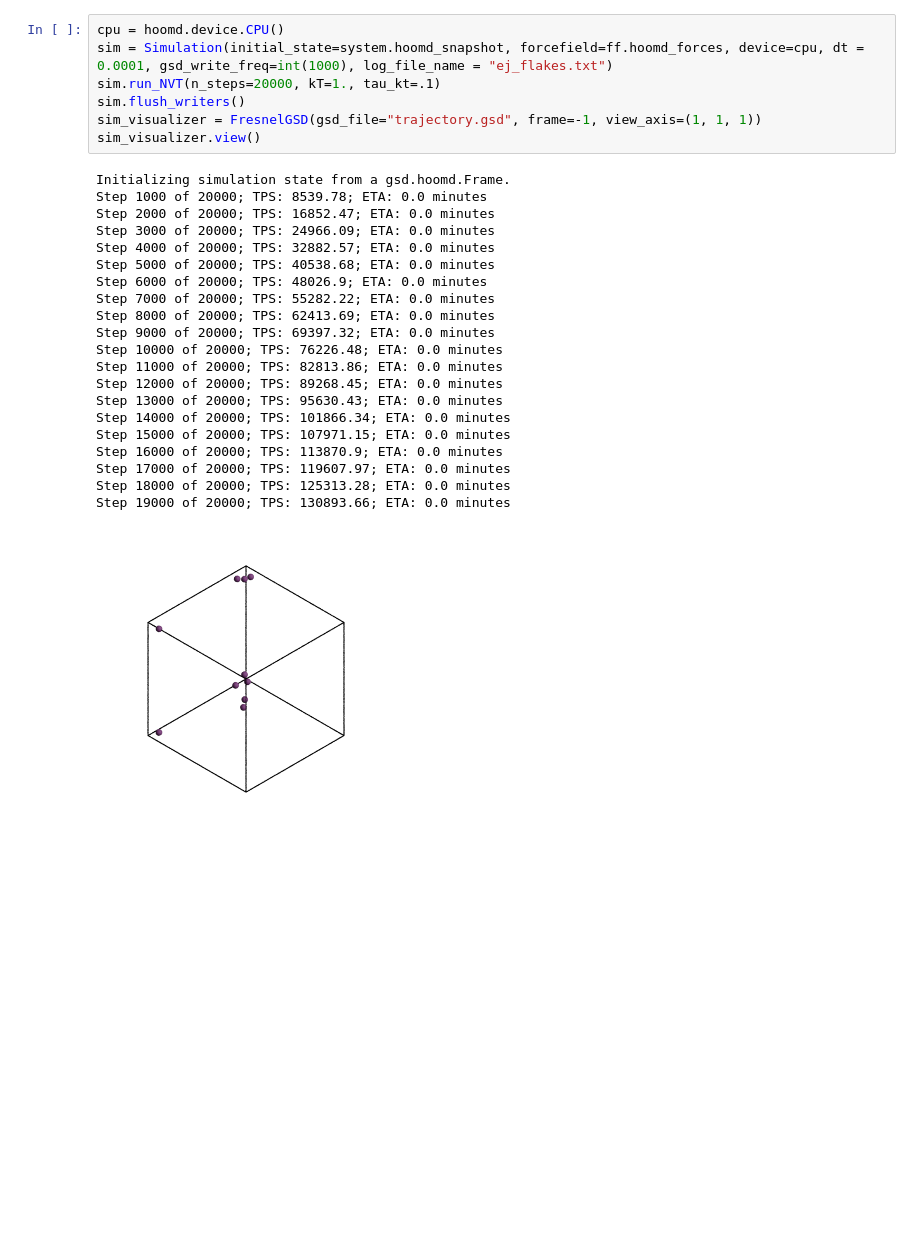
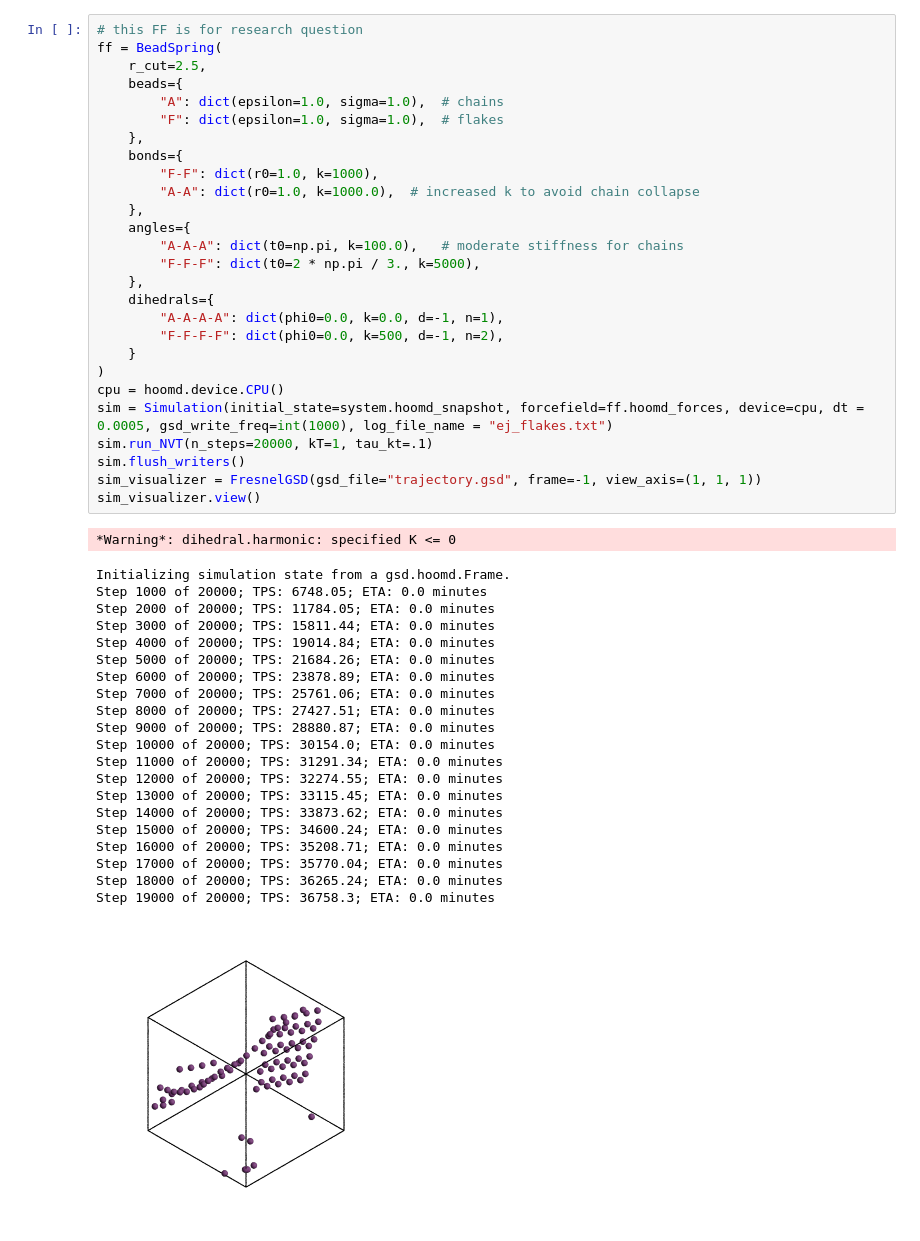
Before and after one commit to eridanirojas/mxene, a Jupyter notebook: example/ej_flakes.ipynb, the cells around one changed output. Saved outputs shown, nothing was run; the diff lists cells and outputs as text; blank space fills up the shorter version.

Commit message:
Flat flakes and straight chains

```diff
--- a/example/ej_flakes.ipynb
+++ b/example/ej_flakes.ipynb
@@ -83,29 +59,50 @@ ff = BeadSpring(
 # %%
+# this FF is for research question
+ff = BeadSpring(
+    r_cut=2.5,
+    beads={
+        "A": dict(epsilon=1.0, sigma=1.0),  # chains
+        "F": dict(epsilon=1.0, sigma=1.0),  # flakes
+    },
+    bonds={
+        "F-F": dict(r0=1.0, k=1000),
+        "A-A": dict(r0=1.0, k=1000.0),  # increased k to avoid chain collapse
+    },
+    angles={
+        "A-A-A": dict(t0=np.pi, k=100.0),   # moderate stiffness for chains
+        "F-F-F": dict(t0=2 * np.pi / 3., k=5000),
+    },
+    dihedrals={
+        "A-A-A-A": dict(phi0=0.0, k=0.0, d=-1, n=1),
+        "F-F-F-F": dict(phi0=0.0, k=500, d=-1, n=2),
+    }
+)
 cpu = hoomd.device.CPU()
-sim = Simulation(initial_state=system.hoomd_snapshot, forcefield=ff.hoomd_forces, device=cpu, dt = 0.0001, gsd_write_freq=int(1000), log_file_name = "ej_flakes.txt")
-sim.run_NVT(n_steps=20000, kT=1., tau_kt=.1)
+sim = Simulation(initial_state=system.hoomd_snapshot, forcefield=ff.hoomd_forces, device=cpu, dt = 0.0005, gsd_write_freq=int(1000), log_file_name = "ej_flakes.txt")
+sim.run_NVT(n_steps=20000, kT=1, tau_kt=.1)
 sim.flush_writers()
 sim_visualizer = FresnelGSD(gsd_file="trajectory.gsd", frame=-1, view_axis=(1, 1, 1))
 sim_visualizer.view()
 # %% [output]
-Initializing simulation state from a gsd.hoomd.Frame.
-Step 1000 of 20000; TPS: 8539.78; ETA: 0.0 minutes
-Step 2000 of 20000; TPS: 16852.47; ETA: 0.0 minutes
-Step 3000 of 20000; TPS: 24966.09; ETA: 0.0 minutes
-Step 4000 of 20000; TPS: 32882.57; ETA: 0.0 minutes
-Step 5000 of 20000; TPS: 40538.68; ETA: 0.0 minutes
-Step 6000 of 20000; TPS: 48026.9; ETA: 0.0 minutes
-Step 7000 of 20000; TPS: 55282.22; ETA: 0.0 minutes
-Step 8000 of 20000; TPS: 62413.69; ETA: 0.0 minutes
-Step 9000 of 20000; TPS: 69397.32; ETA: 0.0 minutes
-Step 10000 of 20000; TPS: 76226.48; ETA: 0.0 minutes
-Step 11000 of 20000; TPS: 82813.86; ETA: 0.0 minutes
-Step 12000 of 20000; TPS: 89268.45; ETA: 0.0 minutes
-Step 13000 of 20000; TPS: 95630.43; ETA: 0.0 minutes
-Step 14000 of 20000; TPS: 101866.34; ETA: 0.0 minutes
-Step 15000 of 20000; TPS: 107971.15; ETA: 0.0 minutes
-Step 16000 of 20000; TPS: 113870.9; ETA: 0.0 minutes
-Step 17000 of 20000; TPS: 119607.97; ETA: 0.0 minutes
-Step 18000 of 20000; TPS: 125313.28; ETA: 0.0 minutes
-Step 19000 of 20000; TPS: 130893.66; ETA: 0.0 minutes
+*Warning*: dihedral.harmonic: specified K <= 0
+Initializing simulation state from a gsd.hoomd.Frame.
+Step 1000 of 20000; TPS: 6748.05; ETA: 0.0 minutes
+Step 2000 of 20000; TPS: 11784.05; ETA: 0.0 minutes
+Step 3000 of 20000; TPS: 15811.44; ETA: 0.0 minutes
+Step 4000 of 20000; TPS: 19014.84; ETA: 0.0 minutes
+Step 5000 of 20000; TPS: 21684.26; ETA: 0.0 minutes
+Step 6000 of 20000; TPS: 23878.89; ETA: 0.0 minutes
+Step 7000 of 20000; TPS: 25761.06; ETA: 0.0 minutes
+Step 8000 of 20000; TPS: 27427.51; ETA: 0.0 minutes
+Step 9000 of 20000; TPS: 28880.87; ETA: 0.0 minutes
+Step 10000 of 20000; TPS: 30154.0; ETA: 0.0 minutes
+Step 11000 of 20000; TPS: 31291.34; ETA: 0.0 minutes
+Step 12000 of 20000; TPS: 32274.55; ETA: 0.0 minutes
+Step 13000 of 20000; TPS: 33115.45; ETA: 0.0 minutes
+Step 14000 of 20000; TPS: 33873.62; ETA: 0.0 minutes
+Step 15000 of 20000; TPS: 34600.24; ETA: 0.0 minutes
+Step 16000 of 20000; TPS: 35208.71; ETA: 0.0 minutes
+Step 17000 of 20000; TPS: 35770.04; ETA: 0.0 minutes
+Step 18000 of 20000; TPS: 36265.24; ETA: 0.0 minutes
+Step 19000 of 20000; TPS: 36758.3; ETA: 0.0 minutes
-[figure, old version]
+[figure, new version]
```
Also changed, not shown: parts of 3 cells of this notebook.
